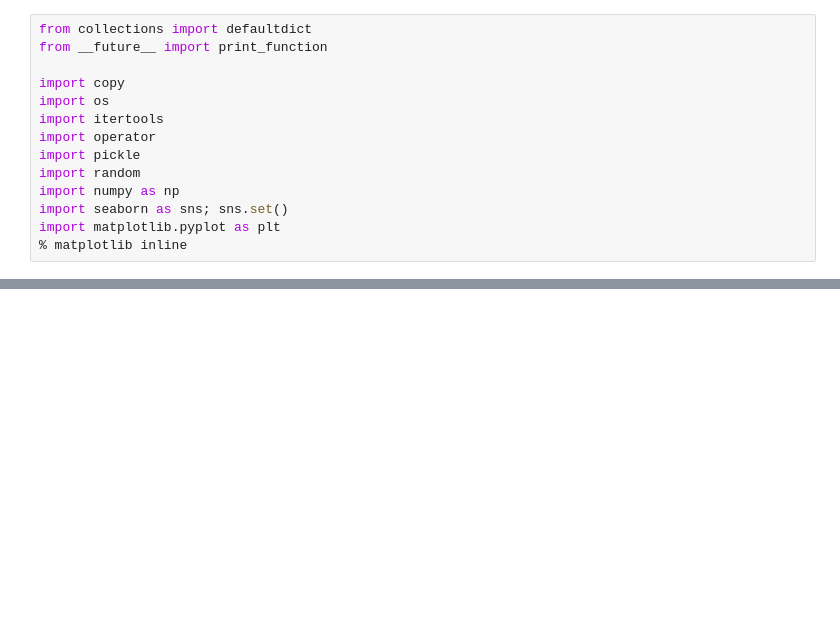
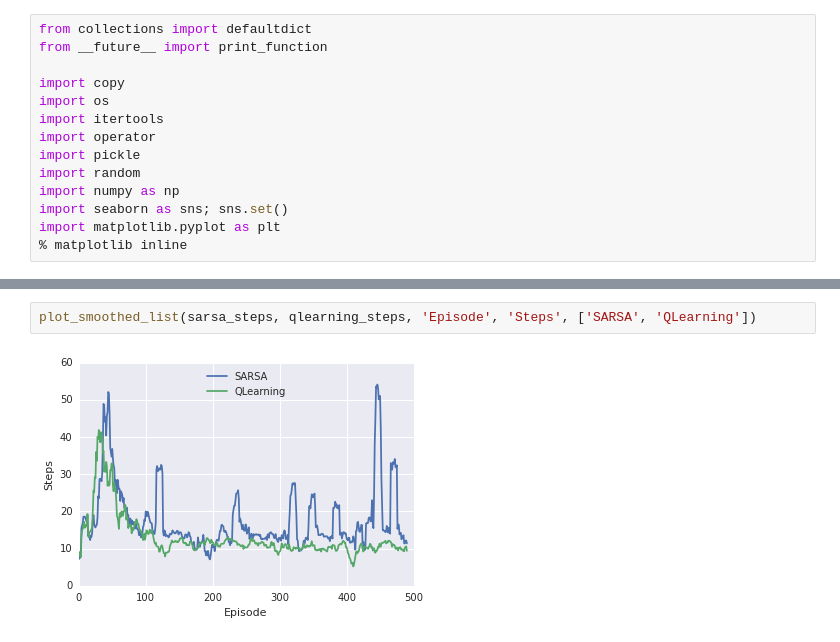
Before and after one commit to kunal10/ReinforcementLearning, a Jupyter notebook: cliff_walking/code/td_learning.ipynb, the cells around one changed output, grey strips where cells are left out. Saved outputs shown, nothing was run; the diff lists cells and outputs as text; blank space fills up the shorter version.

```diff
--- a/cliff_walking/code/td_learning.ipynb
+++ b/cliff_walking/code/td_learning.ipynb
@@ -269,0 +237,4 @@ plot_smoothed_rewards(sarsa_rewards, qlearning_rewards)
+# %%
+plot_smoothed_list(sarsa_steps, qlearning_steps, 'Episode', 'Steps', ['SARSA', 'QLearning'])
+# %% [output]
+[figure, added]
```
Also changed, not shown: parts of 12 cells of this notebook, 25 other files.
